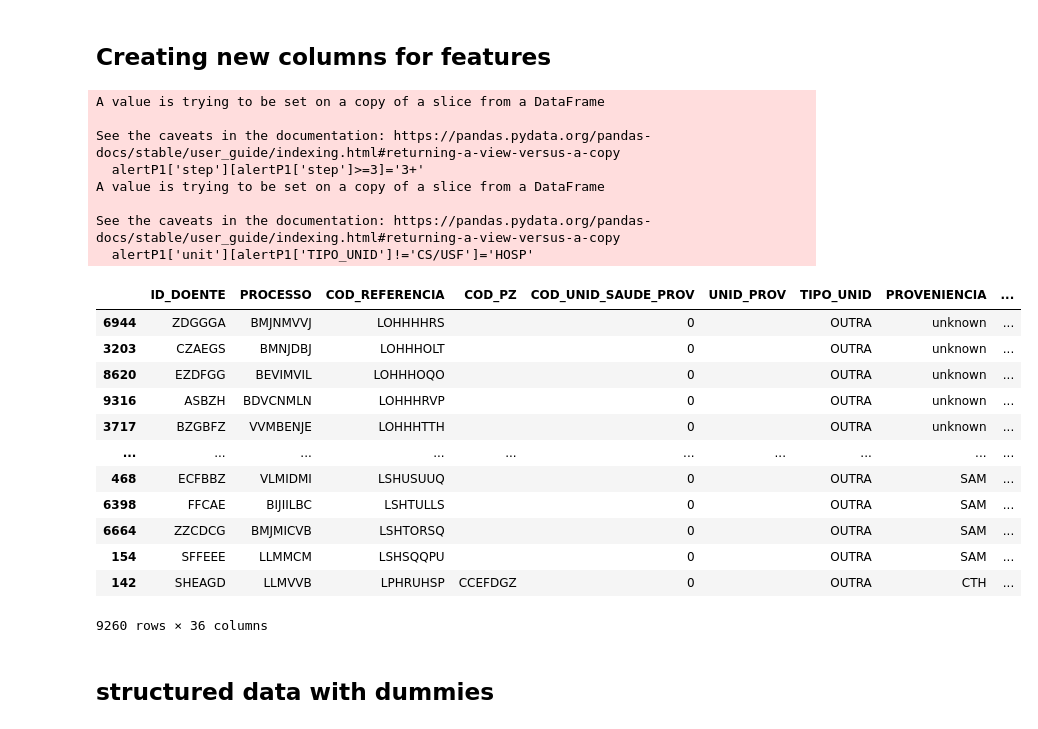
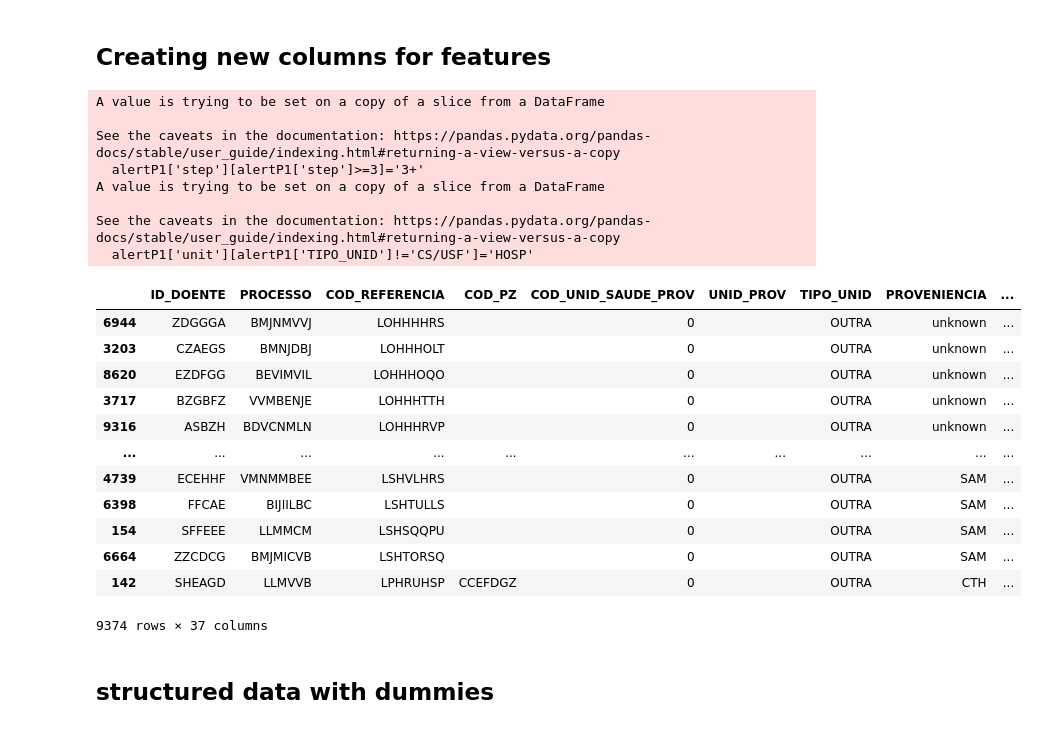
Before and after one commit to Data-Science-Knowledge-Center-Nova-SBE/PBL-HGO, a Jupyter notebook: logistic_regression.ipynb, the cells around one changed output. Cells and saved outputs as stored; diff of their text form; code cells hidden in the pictures.

```diff
--- a/logistic_regression.ipynb
+++ b/logistic_regression.ipynb
@@ -41,32 +41,33 @@ See the caveats in the documentation: https://pandas.pydata.org/pandas-docs/stab
 # %%
 class_area(alertP1)
 text_length(alertP1)
 referral_steps(alertP1)
+speciality(alertP1)
 alertP1=unit(alertP1)
 alertP1=alertP1.sort_values('trata data recusa')
 alertP1
 # %% [output]
 A value is trying to be set on a copy of a slice from a DataFrame
 
 See the caveats in the documentation: https://pandas.pydata.org/pandas-docs/stable/user_guide/indexing.html#returning-a-view-versus-a-copy
   alertP1['step'][alertP1['step']>=3]='3+'
 A value is trying to be set on a copy of a slice from a DataFrame
 
 See the caveats in the documentation: https://pandas.pydata.org/pandas-docs/stable/user_guide/indexing.html#returning-a-view-versus-a-copy
   alertP1['unit'][alertP1['TIPO_UNID']!='CS/USF']='HOSP'
 |  | ID_DOENTE | PROCESSO | COD_REFERENCIA | COD_PZ | COD_UNID_SAUDE_PROV | UNID_PROV | TIPO_UNID | PROVENIENCIA | ... |
 | 6944 | ZDGGGA | BMJNMVVJ | LOHHHHRS |  | 0 |  | OUTRA | unknown | ... |
 | 3203 | CZAEGS | BMNJDBJ | LOHHHOLT |  | 0 |  | OUTRA | unknown | ... |
 | 8620 | EZDFGG | BEVIMVIL | LOHHHOQO |  | 0 |  | OUTRA | unknown | ... |
+| 3717 | BZGBFZ | VVMBENJE | LOHHHTTH |  | 0 |  | OUTRA | unknown | ... |
 | 9316 | ASBZH | BDVCNMLN | LOHHHRVP |  | 0 |  | OUTRA | unknown | ... |
-| 3717 | BZGBFZ | VVMBENJE | LOHHHTTH |  | 0 |  | OUTRA | unknown | ... |
 | ... | ... | ... | ... | ... | ... | ... | ... | ... | ... |
-| 468 | ECFBBZ | VLMIDMI | LSHUSUUQ |  | 0 |  | OUTRA | SAM | ... |
+| 4739 | ECEHHF | VMNMMBEE | LSHVLHRS |  | 0 |  | OUTRA | SAM | ... |
 | 6398 | FFCAE | BIJIILBC | LSHTULLS |  | 0 |  | OUTRA | SAM | ... |
+| 154 | SFFEEE | LLMMCM | LSHSQQPU |  | 0 |  | OUTRA | SAM | ... |
 | 6664 | ZZCDCG | BMJMICVB | LSHTORSQ |  | 0 |  | OUTRA | SAM | ... |
-| 154 | SFFEEE | LLMMCM | LSHSQQPU |  | 0 |  | OUTRA | SAM | ... |
 | 142 | SHEAGD | LLMVVB | LPHRUHSP | CCEFDGZ | 0 |  | OUTRA | CTH | ... |
-9260 rows × 36 columns
+9374 rows × 37 columns
 # %% [markdown]
 ## structured data with dummies
 # %%
```
Also changed, not shown: parts of 11 cells of this notebook, 1 other file.
